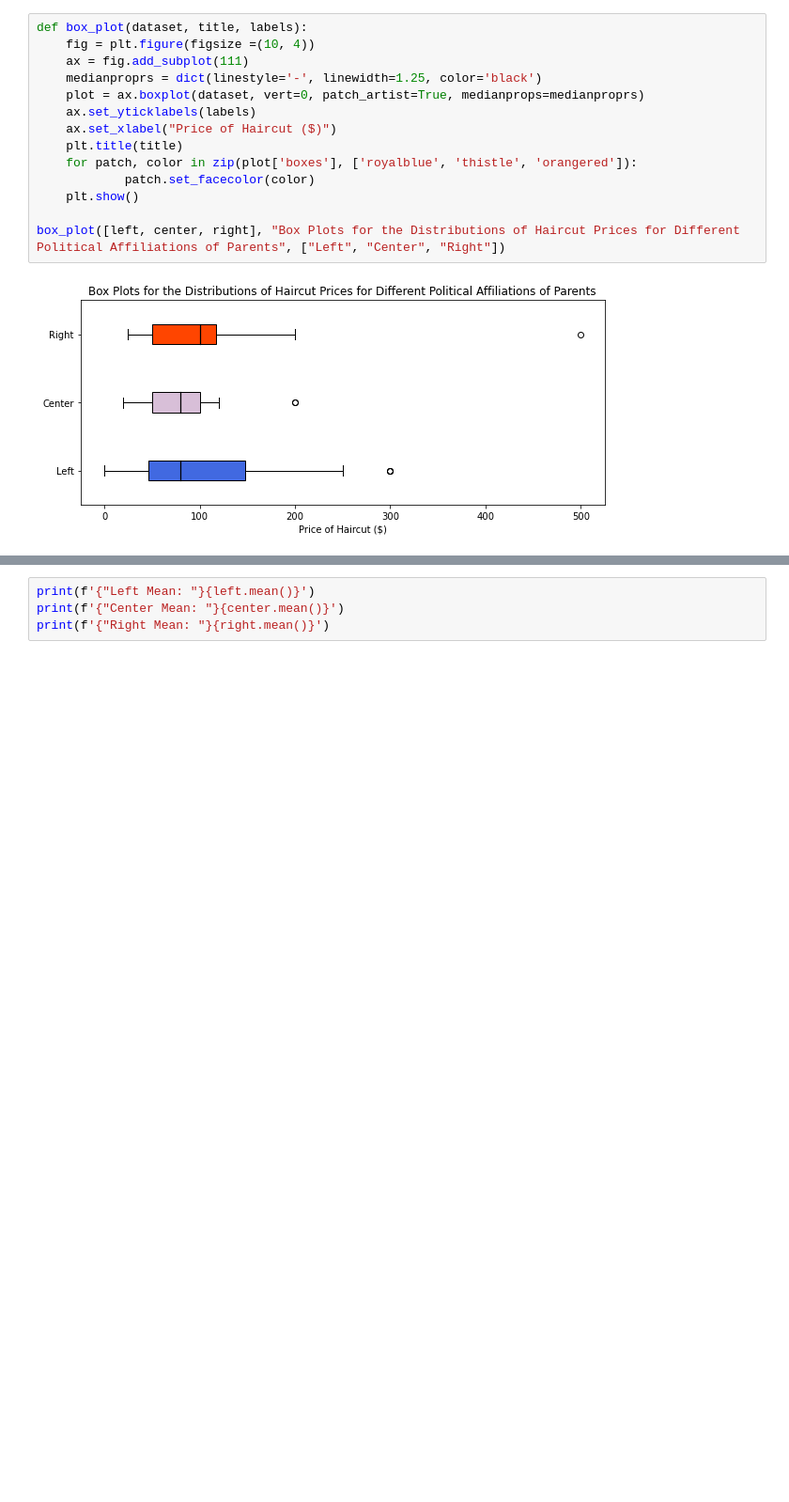
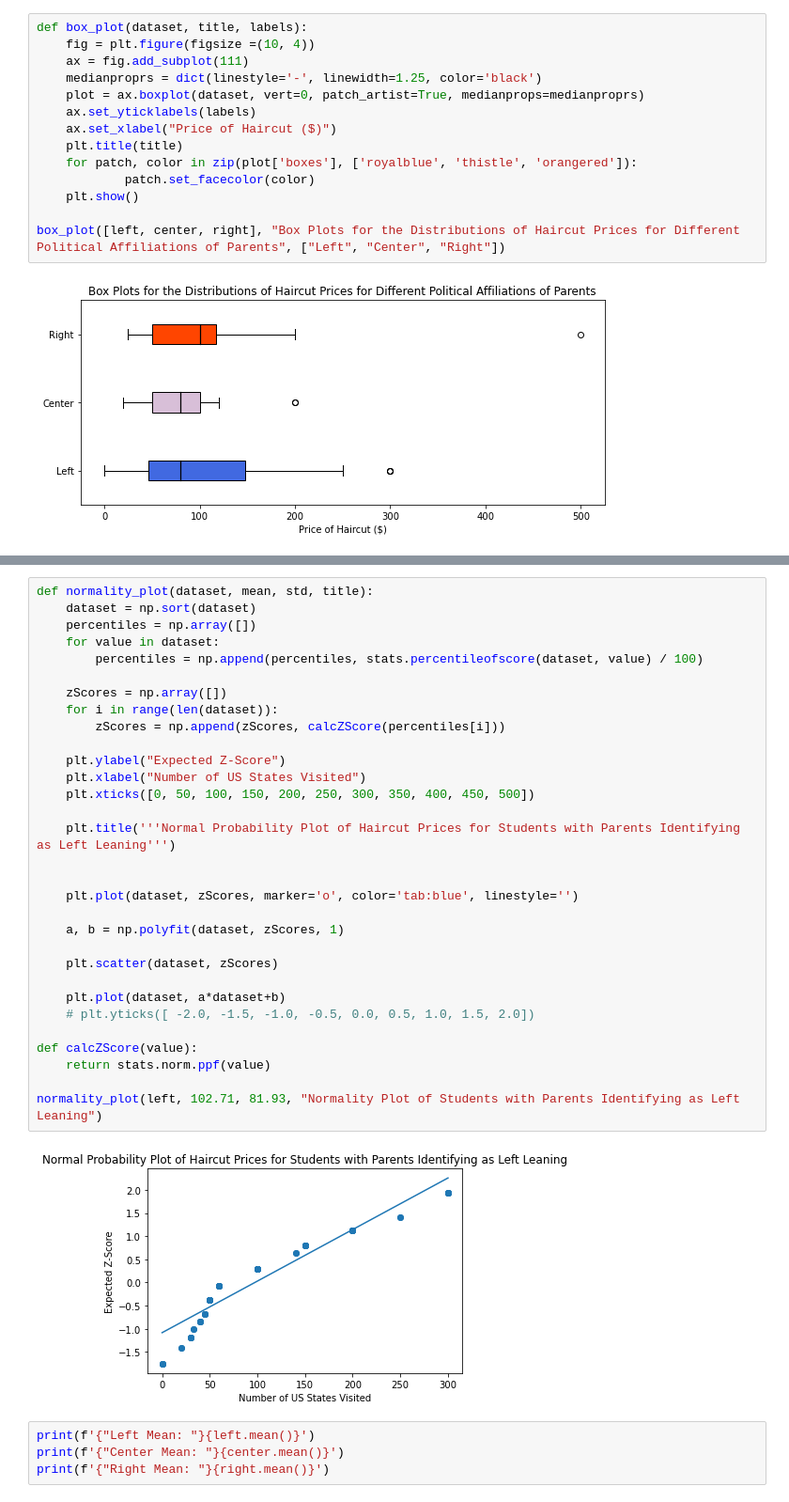
Before and after one commit to Veeeeeee7/AP-Stats, a Jupyter notebook: Quarter 1 Stats.ipynb, the cells around one changed output, grey strips where cells are left out. Shown at 94% size. Cells and saved outputs as stored; diff of their text form; blank space fills up the shorter version.

```diff
--- a/Quarter 1 Stats.ipynb
+++ b/Quarter 1 Stats.ipynb
@@ -192,3 +192,36 @@ Actual percentile: 78.94736842105263
+# %%
+def normality_plot(dataset, mean, std, title):
+    dataset = np.sort(dataset)
+    percentiles = np.array([])
+    for value in dataset:
+        percentiles = np.append(percentiles, stats.percentileofscore(dataset, value) / 100)
+
+    zScores = np.array([])
+    for i in range(len(dataset)):
+        zScores = np.append(zScores, calcZScore(percentiles[i]))
+
+    plt.ylabel("Expected Z-Score")
+    plt.xlabel("Number of US States Visited")
+    plt.xticks([0, 50, 100, 150, 200, 250, 300, 350, 400, 450, 500])
+
+    plt.title('''Normal Probability Plot of Haircut Prices for Students with Parents Identifying as Left Leaning''')
+
+
+    plt.plot(dataset, zScores, marker='o', color='tab:blue', linestyle='')
+
+    a, b = np.polyfit(dataset, zScores, 1)
+
+    plt.scatter(dataset, zScores)
+
+    plt.plot(dataset, a*dataset+b)
+    # plt.yticks([ -2.0, -1.5, -1.0, -0.5, 0.0, 0.5, 1.0, 1.5, 2.0])
+
+def calcZScore(value):
+    return stats.norm.ppf(value)
+
+normality_plot(left, 102.71, 81.93, "Normality Plot of Students with Parents Identifying as Left Leaning")
+# %% [output]
+[figure, added]
 # %%
 print(f'{"Left Mean: "}{left.mean()}')
 print(f'{"Center Mean: "}{center.mean()}')
```
Also changed, not shown: parts of 2 cells of this notebook.
